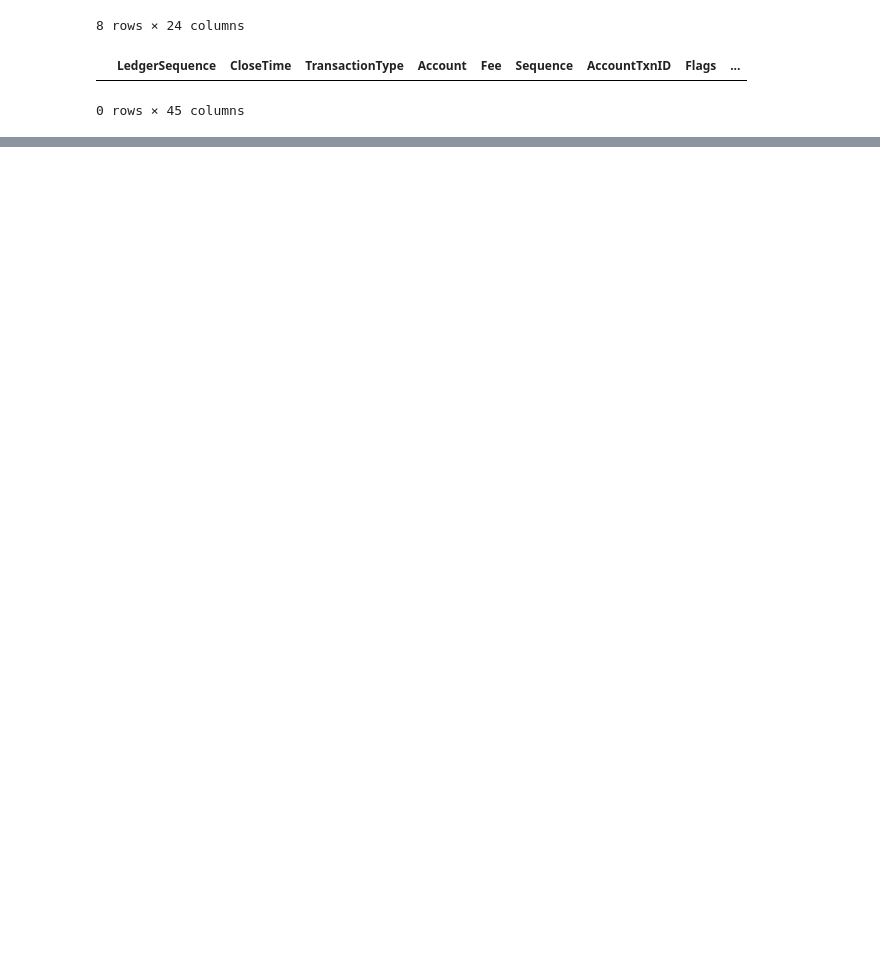
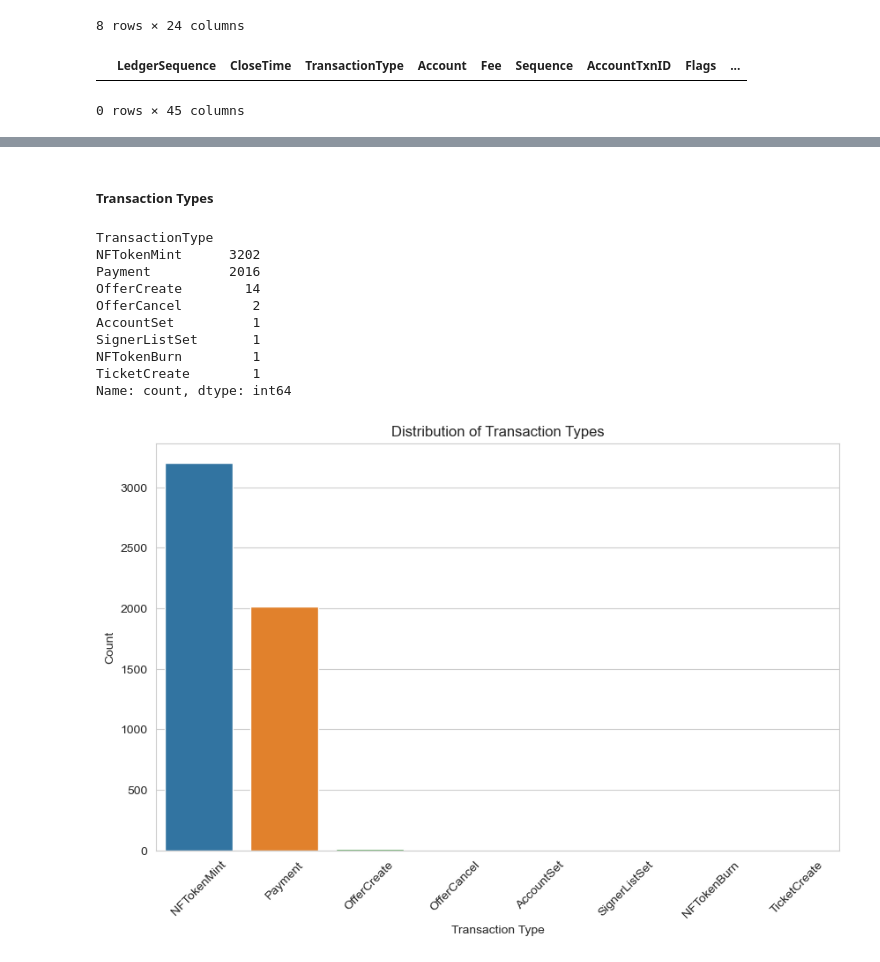
Before and after one commit to xxnado/XRP-Ledger-Analytics, a Jupyter notebook: PreProcessing.ipynb, the cells around one changed output, grey strips where cells are left out. Saved outputs shown, nothing was run; the diff lists cells and outputs as text; code cells hidden in the pictures; blank space fills up the shorter version.

```diff
--- a/PreProcessing.ipynb
+++ b/PreProcessing.ipynb
@@ -376,3 +398,29 @@ MessageKey            1.000000
 TransferRate          1.000000
 RegularKey            1.000000
 dtype: float64
+# %% [markdown]
+##### Transaction Types
+# %%
+# Distribution of transaction types
+transaction_counts = df['TransactionType'].value_counts()
+print(transaction_counts)
+
+plt.figure(figsize=(10, 6))
+sns.barplot(x=transaction_counts.index, y=transaction_counts.values)
+plt.xticks(rotation=45)
+plt.title('Distribution of Transaction Types')
+plt.xlabel('Transaction Type')
+plt.ylabel('Count')
+plt.show()
+# %% [output]
+TransactionType
+NFTokenMint      3202
+Payment          2016
+OfferCreate        14
+OfferCancel         2
+AccountSet          1
+SignerListSet       1
+NFTokenBurn         1
+TicketCreate        1
+Name: count, dtype: int64
+[figure, added]
```
Also changed, not shown: parts of 31 cells of this notebook.
